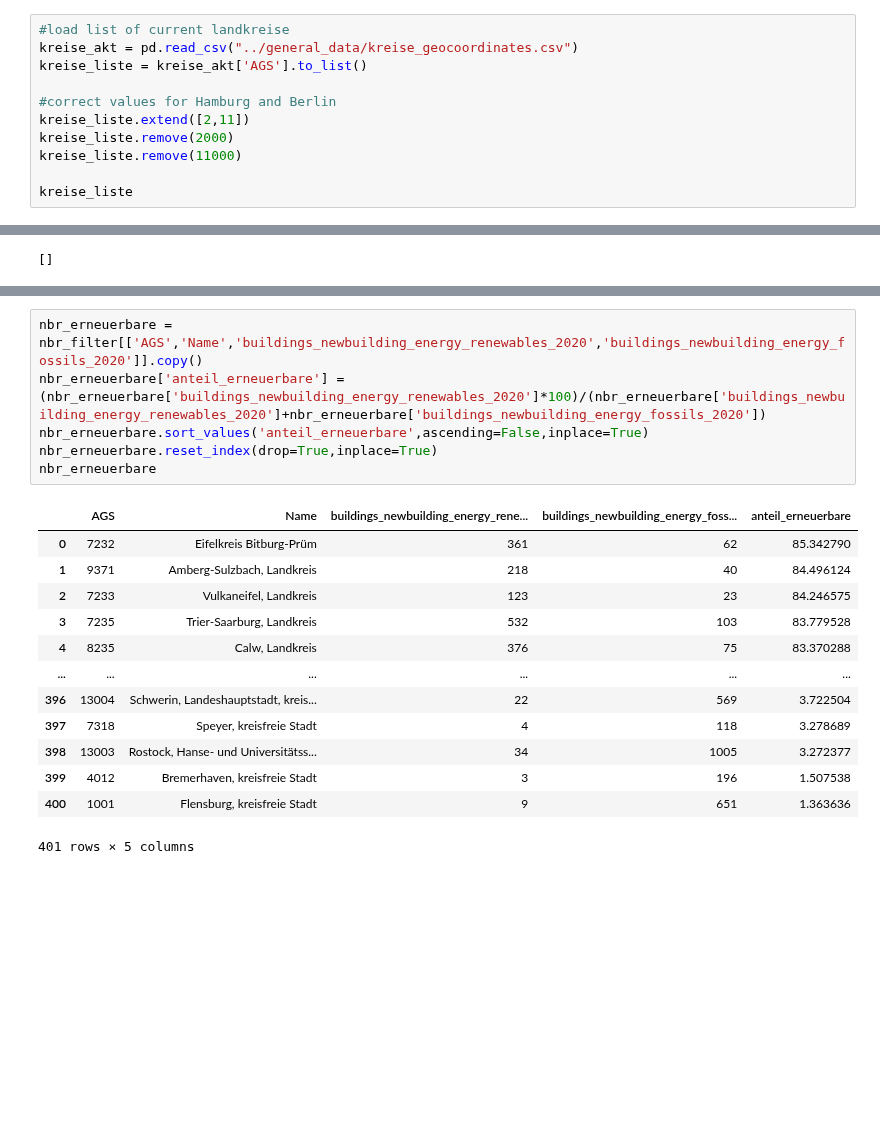
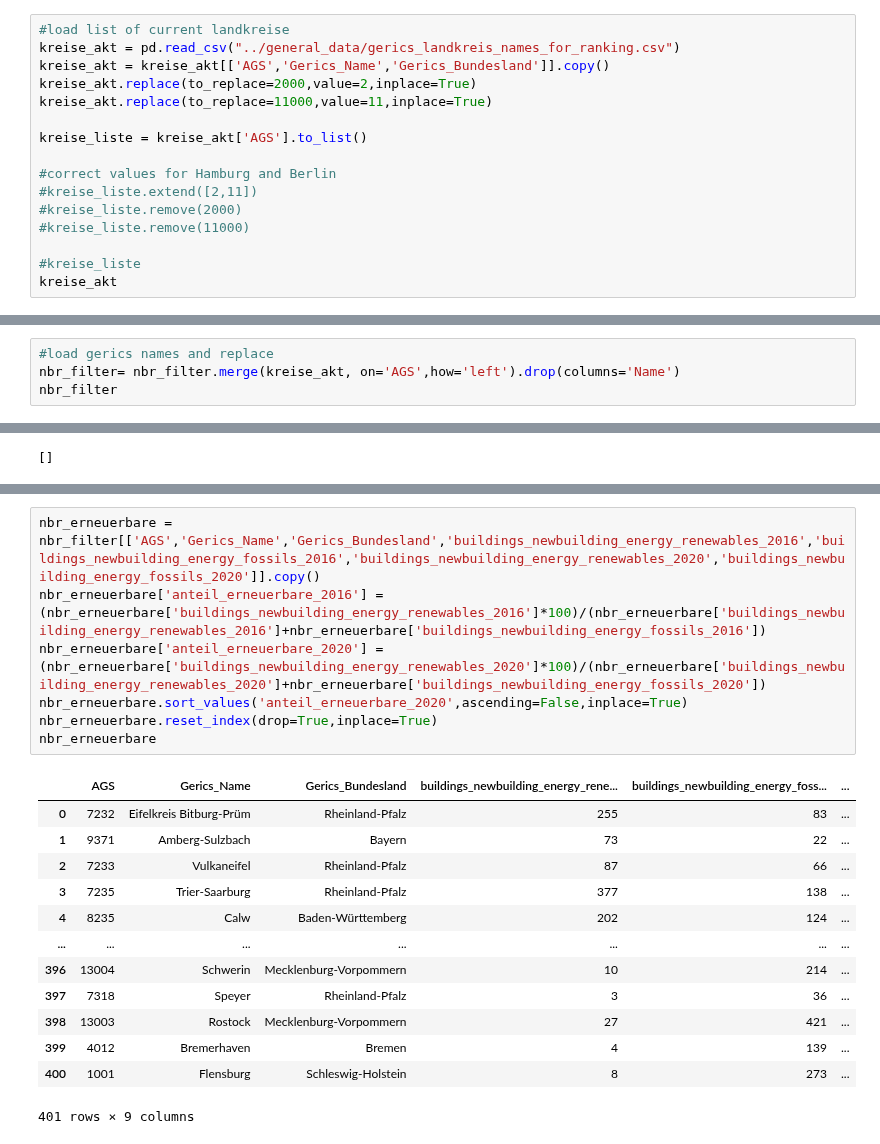
Before and after one commit to uclab-potsdam/klimataz, a Jupyter notebook: data/buildings/final_ranking_landkreis_new_building_renewables.ipynb, the cells around one changed output, grey strips where cells are left out. Drawn from its saved outputs; the diff is of its cells as text; blank space fills up the shorter version.

```diff
--- a/data/buildings/final_ranking_landkreis_new_building_renewables.ipynb
+++ b/data/buildings/final_ranking_landkreis_new_building_renewables.ipynb
@@ -12,13 +12,18 @@ bins=[1,134,268,401]
 names=['oberen Drittel','mittleren Drittel','unteren Drittel']
 # %%
 #load list of current landkreise
-kreise_akt = pd.read_csv("../general_data/kreise_geocoordinates.csv")
+kreise_akt = pd.read_csv("../general_data/gerics_landkreis_names_for_ranking.csv")
+kreise_akt = kreise_akt[['AGS','Gerics_Name','Gerics_Bundesland']].copy()
+kreise_akt.replace(to_replace=2000,value=2,inplace=True)
+kreise_akt.replace(to_replace=11000,value=11,inplace=True)
+
 kreise_liste = kreise_akt['AGS'].to_list()
 
 #correct values for Hamburg and Berlin
-kreise_liste.extend([2,11])
-kreise_liste.remove(2000)
-kreise_liste.remove(11000)
+#kreise_liste.extend([2,11])
+#kreise_liste.remove(2000)
+#kreise_liste.remove(11000)
 
-kreise_liste
+#kreise_liste
+kreise_akt
 # %% [output]
@@ -74,3 +80,7 @@ nbr_filter
 | 399 | 16076 | Greiz, Kreis | 68 | 37 | 59 | ... |
 | 400 | 16077 | Altenburger Land, Kreis | 21 | 34 | 35 | ... |
 401 rows × 73 columns
+# %%
+#load gerics names and replace
+nbr_filter= nbr_filter.merge(kreise_akt, on='AGS',how='left').drop(columns='Name')
+nbr_filter
@@ -102,24 +126,25 @@ Index(['AGS', 'Name', 'buildings_newbuilding_energy_renewables_2016',
       dtype='object')
 # %%
-nbr_erneuerbare = nbr_filter[['AGS','Name','buildings_newbuilding_energy_renewables_2020','buildings_newbuilding_energy_fossils_2020']].copy()
-nbr_erneuerbare['anteil_erneuerbare'] = (nbr_erneuerbare['buildings_newbuilding_energy_renewables_2020']*100)/(nbr_erneuerbare['buildings_newbuilding_energy_renewables_2020']+nbr_erneuerbare['buildings_newbuilding_energy_fossils_2020'])
-nbr_erneuerbare.sort_values('anteil_erneuerbare',ascending=False,inplace=True)
+nbr_erneuerbare = nbr_filter[['AGS','Gerics_Name','Gerics_Bundesland','buildings_newbuilding_energy_renewables_2016','buildings_newbuilding_energy_fossils_2016','buildings_newbuilding_energy_renewables_2020','buildings_newbuilding_energy_fossils_2020']].copy()
+nbr_erneuerbare['anteil_erneuerbare_2016'] = (nbr_erneuerbare['buildings_newbuilding_energy_renewables_2016']*100)/(nbr_erneuerbare['buildings_newbuilding_energy_renewables_2016']+nbr_erneuerbare['buildings_newbuilding_energy_fossils_2016'])
+nbr_erneuerbare['anteil_erneuerbare_2020'] = (nbr_erneuerbare['buildings_newbuilding_energy_renewables_2020']*100)/(nbr_erneuerbare['buildings_newbuilding_energy_renewables_2020']+nbr_erneuerbare['buildings_newbuilding_energy_fossils_2020'])
+nbr_erneuerbare.sort_values('anteil_erneuerbare_2020',ascending=False,inplace=True)
 nbr_erneuerbare.reset_index(drop=True,inplace=True)
 nbr_erneuerbare
 # %% [output]
-|  | AGS | Name | buildings_newbuilding_energy_rene... | buildings_newbuilding_energy_foss... | anteil_erneuerbare |
-| 0 | 7232 | Eifelkreis Bitburg-Prüm | 361 | 62 | 85.342790 |
-| 1 | 9371 | Amberg-Sulzbach, Landkreis | 218 | 40 | 84.496124 |
-| 2 | 7233 | Vulkaneifel, Landkreis | 123 | 23 | 84.246575 |
-| 3 | 7235 | Trier-Saarburg, Landkreis | 532 | 103 | 83.779528 |
-| 4 | 8235 | Calw, Landkreis | 376 | 75 | 83.370288 |
-| ... | ... | ... | ... | ... | ... |
-| 396 | 13004 | Schwerin, Landeshauptstadt, kreis... | 22 | 569 | 3.722504 |
-| 397 | 7318 | Speyer, kreisfreie Stadt | 4 | 118 | 3.278689 |
-| 398 | 13003 | Rostock, Hanse- und Universitätss... | 34 | 1005 | 3.272377 |
-| 399 | 4012 | Bremerhaven, kreisfreie Stadt | 3 | 196 | 1.507538 |
-| 400 | 1001 | Flensburg, kreisfreie Stadt | 9 | 651 | 1.363636 |
+|  | AGS | Gerics_Name | Gerics_Bundesland | buildings_newbuilding_energy_rene... | buildings_newbuilding_energy_foss... | ... |
+| 0 | 7232 | Eifelkreis Bitburg-Prüm | Rheinland-Pfalz | 255 | 83 | ... |
+| 1 | 9371 | Amberg-Sulzbach | Bayern | 73 | 22 | ... |
+| 2 | 7233 | Vulkaneifel | Rheinland-Pfalz | 87 | 66 | ... |
+| 3 | 7235 | Trier-Saarburg | Rheinland-Pfalz | 377 | 138 | ... |
+| 4 | 8235 | Calw | Baden-Württemberg | 202 | 124 | ... |
+| ... | ... | ... | ... | ... | ... | ... |
+| 396 | 13004 | Schwerin | Mecklenburg-Vorpommern | 10 | 214 | ... |
+| 397 | 7318 | Speyer | Rheinland-Pfalz | 3 | 36 | ... |
+| 398 | 13003 | Rostock | Mecklenburg-Vorpommern | 27 | 421 | ... |
+| 399 | 4012 | Bremerhaven | Bremen | 4 | 139 | ... |
+| 400 | 1001 | Flensburg | Schleswig-Holstein | 8 | 273 | ... |
-401 rows × 5 columns
+401 rows × 9 columns
 # %%
 nbr_erneuerbare['rank'] = nbr_erneuerbare.index+1
 nbr_erneuerbare['third'] = pd.cut(nbr_erneuerbare['rank'], bins, labels=names,include_lowest=True)
```
Also changed, not shown: parts of 13 cells of this notebook, 5 other files.
